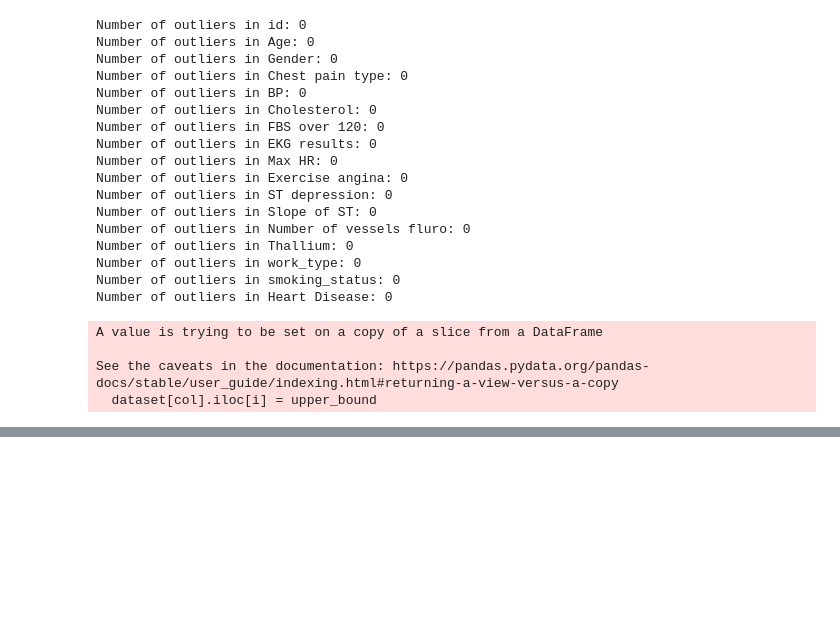
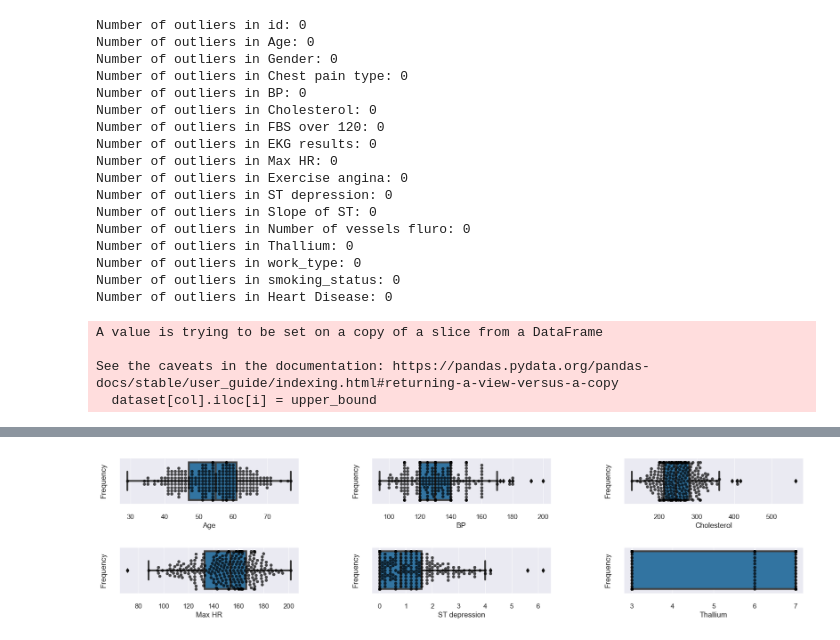
Before and after one commit to Jonathan-Monir/Heart-Disease-Prediction, a Jupyter notebook: Heart_Disease.ipynb, the cells around one changed output, grey strips where cells are left out. Drawn from its saved outputs; the diff is of its cells as text; code cells hidden in the pictures; blank space fills up the shorter version.

```diff
--- a/Heart_Disease.ipynb
+++ b/Heart_Disease.ipynb
@@ -268,0 +375,20 @@ df.head()
+# %%
+nrows = 2
+ncols = 3
+# choosing continuous data
+continuous_columns = ['Age', 'BP', 'Cholesterol', 'Max HR', 'ST depression','Thallium']
+continuous_df = df[continuous_columns]
+fig, axes = plt.subplots(nrows=nrows, ncols=ncols, figsize=(20, 4))
+axes = axes.flatten()
+for i, col in enumerate(continuous_df):
+    sns.boxplot(data=continuous_df, x=col, ax=axes[i])
+    sns.swarmplot(data=continuous_df, x=col, ax=axes[i],color='black',alpha=0.6)
+
+    axes[i].set_ylabel('Frequency')
+for i in range(len(continuous_df.columns), nrows * ncols):
+    axes[i].axis('off')
+
+plt.subplots_adjust(wspace=0.4, hspace=0.9)
+plt.show()
+# %% [output]
+[figure, added]
```
Also changed, not shown: parts of 58 cells of this notebook.
